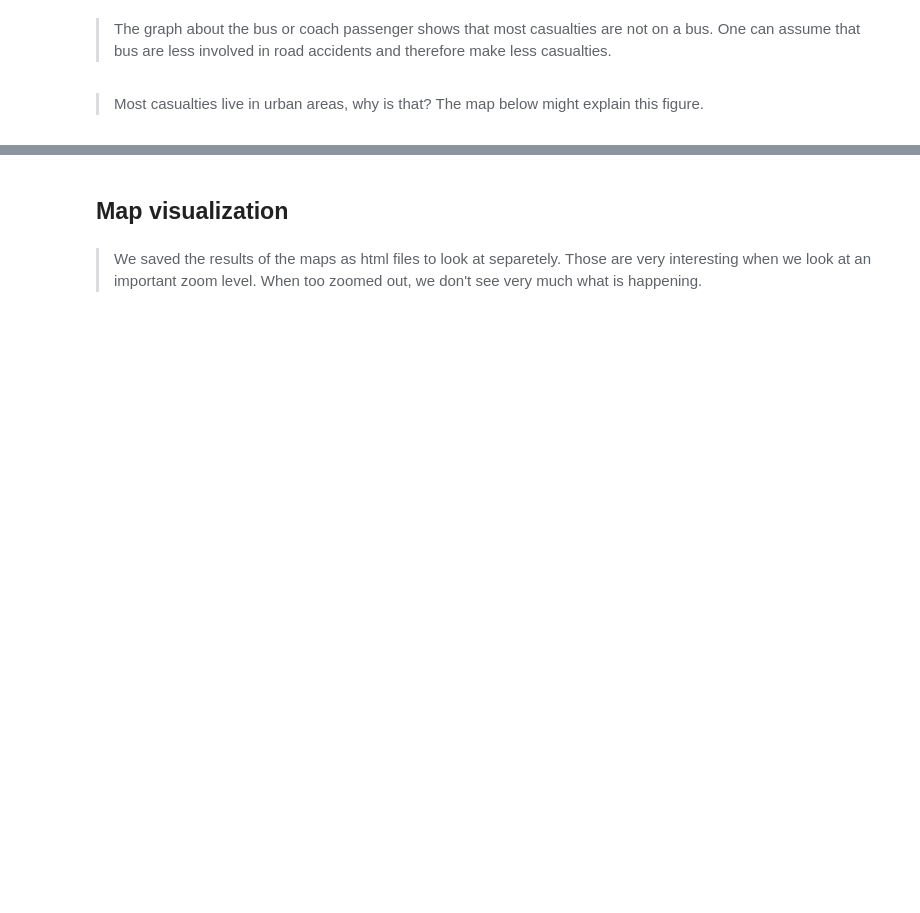
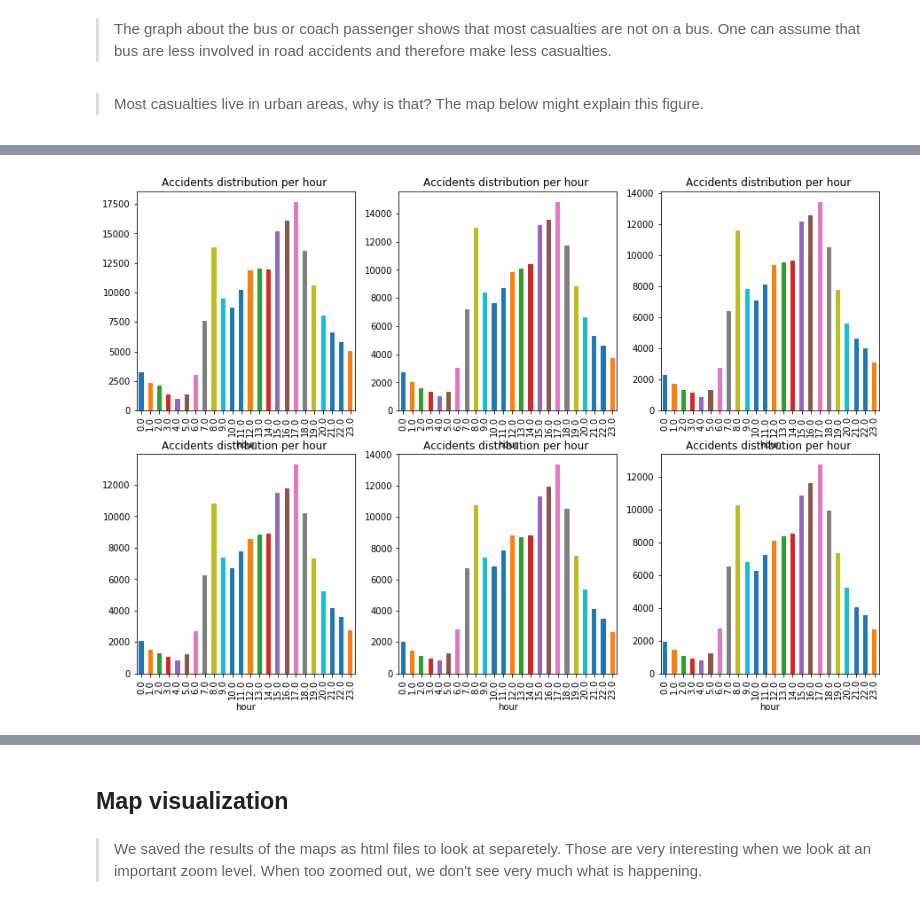
Before and after one commit to Eagleseb/survive-your-commuting, a Jupyter notebook: Milestone2-marion.ipynb, the cells around one changed output, grey strips where cells are left out. Cells and saved outputs as stored; diff of their text form; code cells hidden in the pictures; blank space fills up the shorter version.

```diff
--- a/Milestone2-marion.ipynb
+++ b/Milestone2-marion.ipynb
@@ -81,0 +118,14 @@ fig.tight_layout()
+# %%
+accidents['year'] = pd.DatetimeIndex(accidents['Date']).year
+accidents['hour'] = pd.DatetimeIndex(accidents['Time']).hour
+# %%
+fig, axes = plt.subplots(2, 3, figsize=(15, 10))
+
+plot_distrib(accidents[accidents['year'] == 2005], group = "hour", ax = axes[0][0])
+plot_distrib(accidents[accidents['year'] == 2008], group = "hour", ax = axes[0][1])
+plot_distrib(accidents[accidents['year'] == 2010], group = "hour", ax = axes[0][2])
+plot_distrib(accidents[accidents['year'] == 2012], group = "hour", ax = axes[1][0])
+plot_distrib(accidents[accidents['year'] == 2014], group = "hour", ax = axes[1][1])
+plot_distrib(accidents[accidents['year'] == 2015], group = "hour", ax = axes[1][2])
+# %% [output]
+[figure, added]
```
Also changed, not shown: parts of 10 cells of this notebook, 2 other files.
